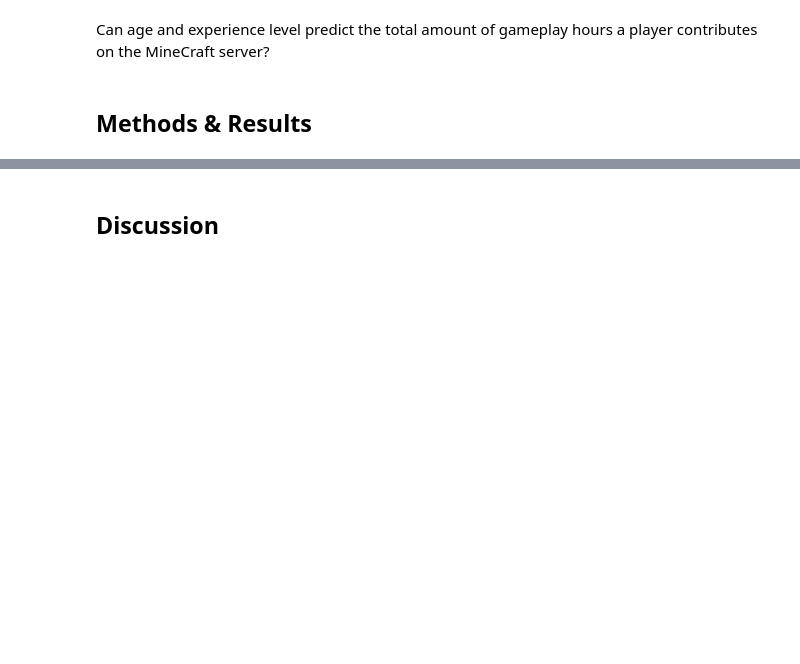
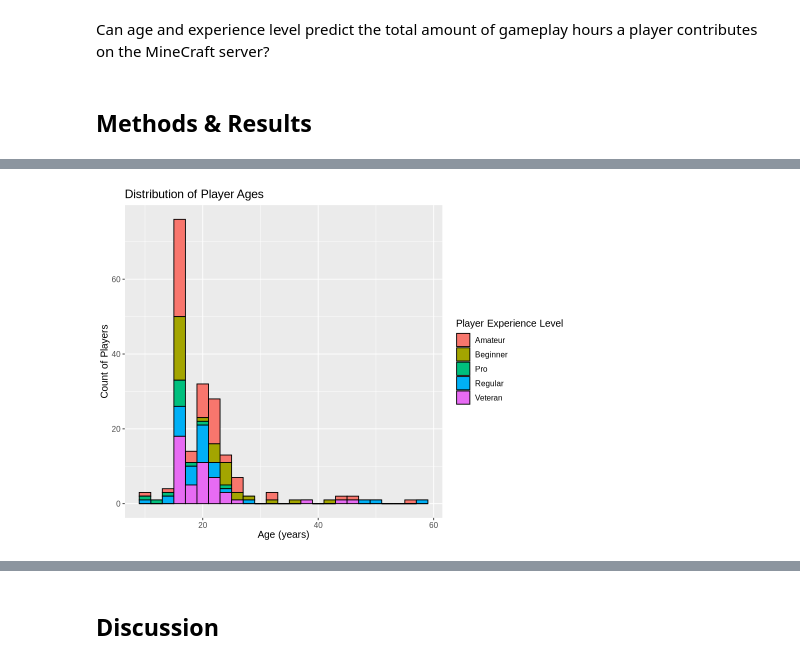
Before and after one commit to gnouvles/dsci100-004_group38, a Jupyter notebook: project_final_report.ipynb, the cells around one changed output, grey strips where cells are left out. Drawn from its saved outputs; the diff is of its cells as text; code cells hidden in the pictures; blank space fills up the shorter version.

Commit message:
Added coding to project
Uploaded data set
Wrangled and cleaned data
Created visualizations and summary information
Set up linear regression model
Visualized linear regression

```diff
--- a/project_final_report.ipynb
+++ b/project_final_report.ipynb
@@ -38,0 +105,15 @@ Can age and experience level predict the total amount of gameplay hours a player
+# %%
+# Distribution of player's ages
+options(repr.plot.width = 8, repr.plot.height = 6)
+age_distribution <- players_select |>
+  ggplot(aes(x = Age, fill = experience)) +
+  geom_histogram(binwidth = 2, color = "black") +
+  labs(
+      title = "Distribution of Player Ages",
+      x = "Age (years)",
+      y = "Count of Players",
+      fill = "Player Experience Level") +
+  theme(text = element_text(size = 12))
+age_distribution
+# %% [output]
+[figure, added]
```
Also changed, not shown: parts of 11 cells of this notebook.
